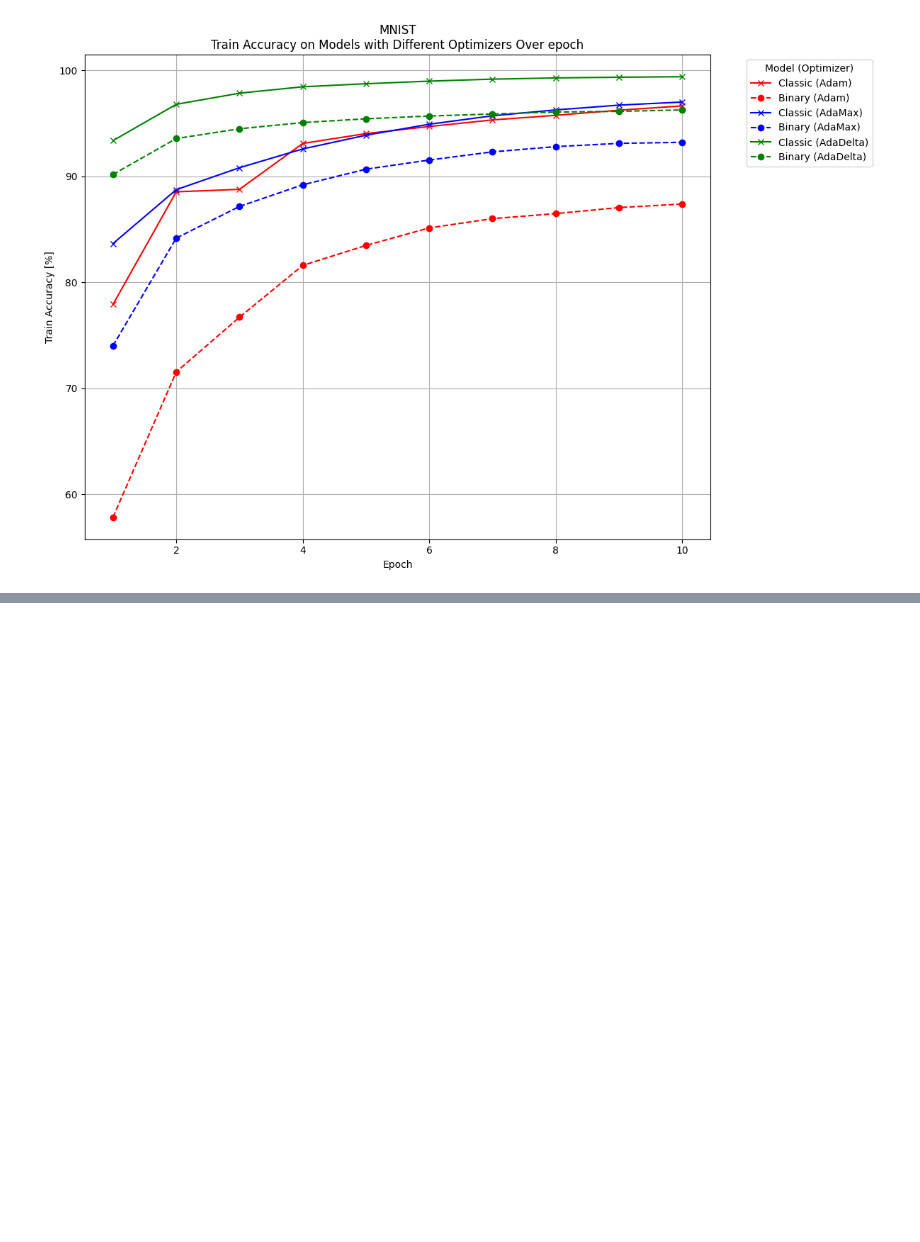
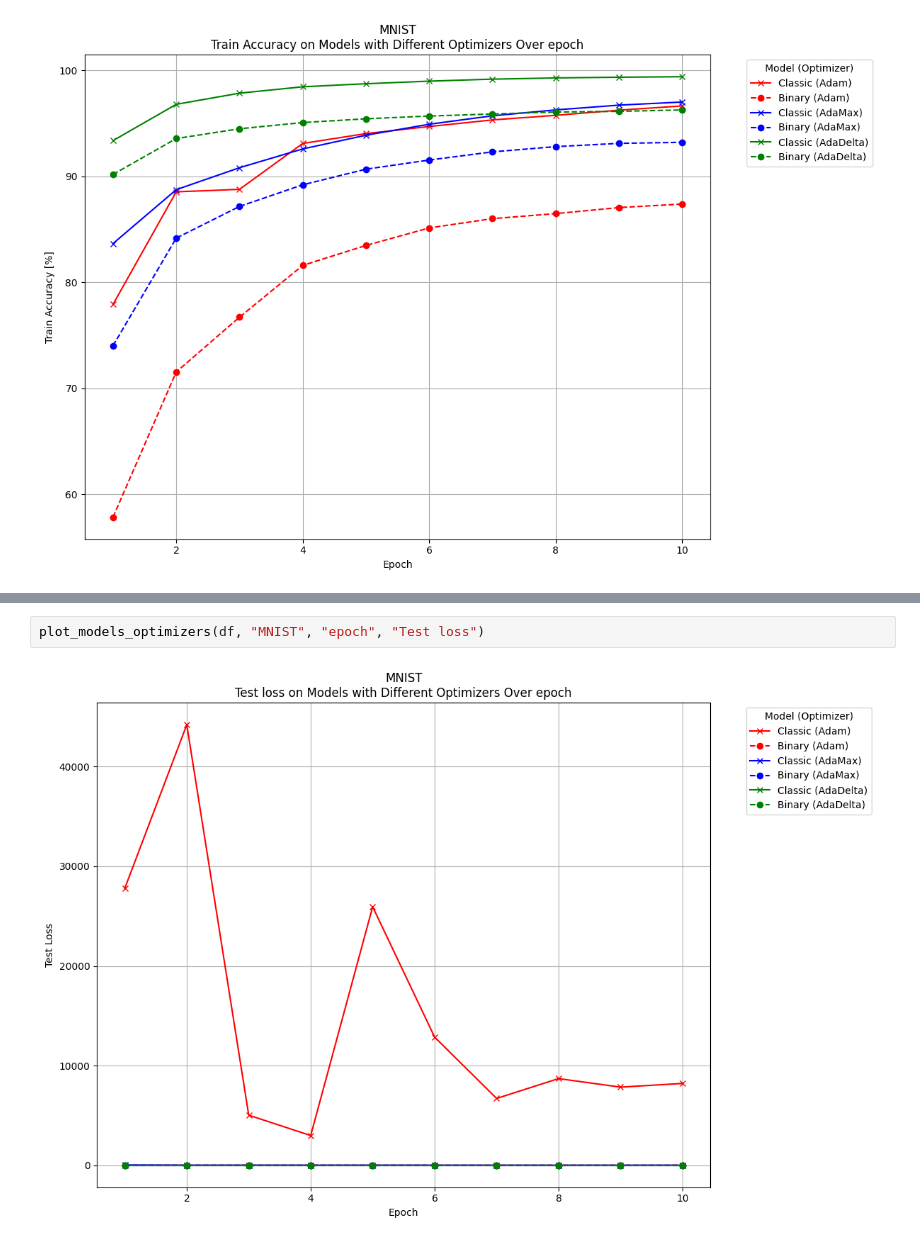
Before and after one commit to LJaremek/OptimizationDataAnalysis-MINI, a Jupyter notebook: mlp-mnist/mnist_plots.ipynb, the cells around one changed output, grey strips where cells are left out. Cells and saved outputs as stored; diff of their text form; blank space fills up the shorter version.

```diff
--- a/mlp-mnist/mnist_plots.ipynb
+++ b/mlp-mnist/mnist_plots.ipynb
@@ -31,3 +31,7 @@ plot_models_optimizers(df, "MNIST", "epoch", "Train loss")
+# %%
+plot_models_optimizers(df, "MNIST", "epoch", "Test loss")
+# %% [output]
+[figure, added]
 # %%
 import seaborn as sns
 import matplotlib.pyplot as plt
```
Also changed, not shown: parts of 7 cells of this notebook, 10 other files.
